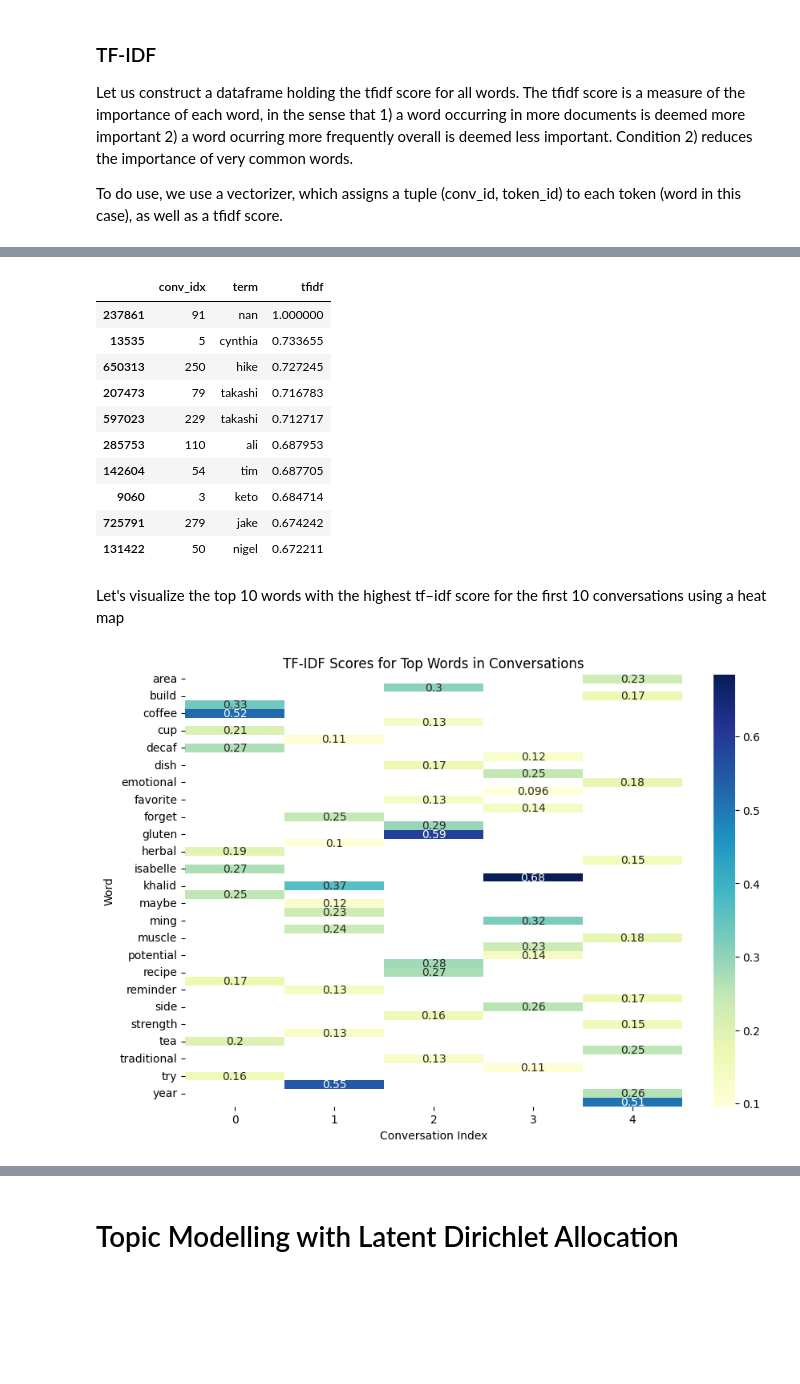
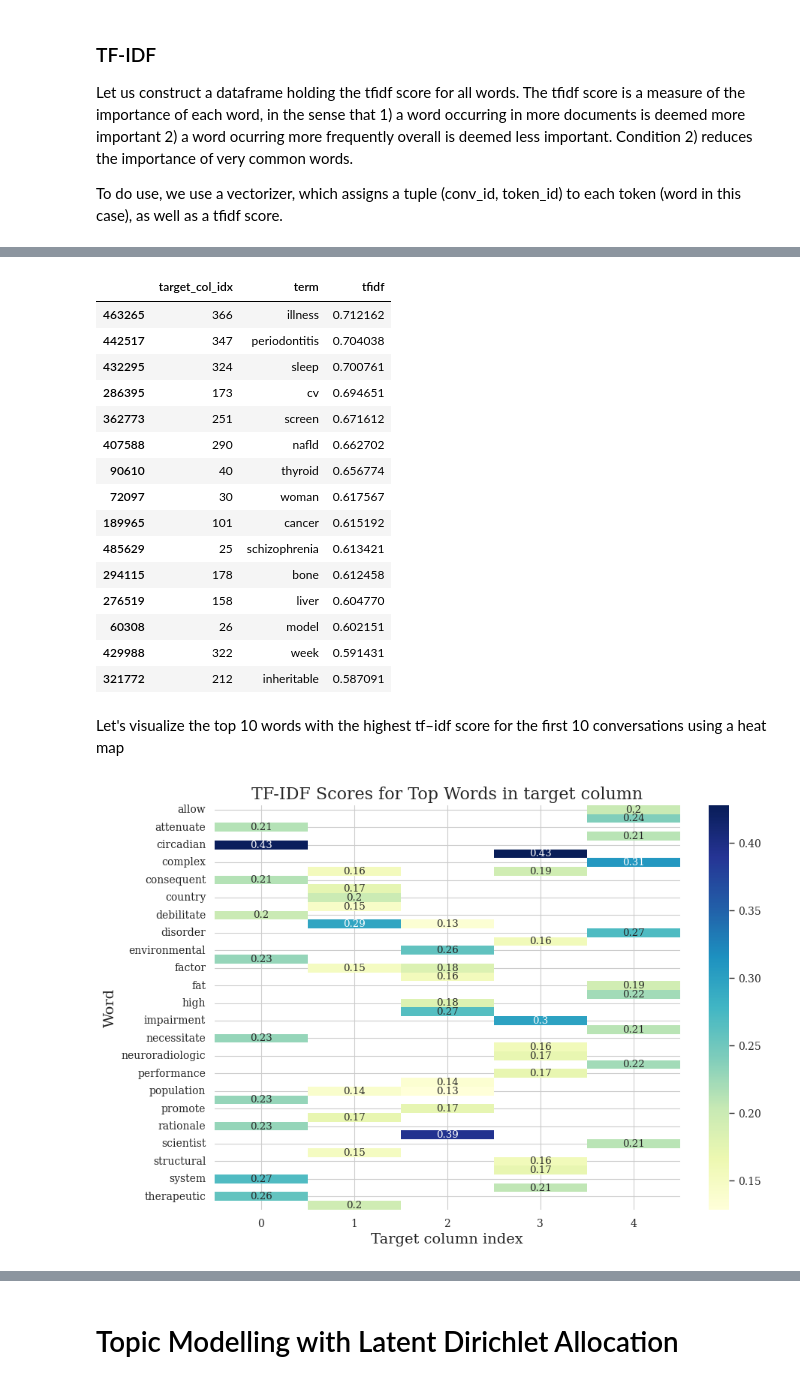
Before and after one commit to simonguld/CriticalBigDataManagement, a Jupyter notebook: 2024/text_mining_and_topic_modeling.ipynb, the cells around one changed output, grey strips where cells are left out. Drawn from its saved outputs; the diff is of its cells as text; code cells hidden in the pictures; blank space fills up the shorter version.

```diff
--- a/2024/text_mining_and_topic_modeling.ipynb
+++ b/2024/text_mining_and_topic_modeling.ipynb
@@ -213,16 +256,16 @@ Another approach (which we won't use) is to reduce all words to their stem by us
 # %%
 wordnet_lemmatizer = WordNetLemmatizer()
 
-# Lemmatize dataframe. It can only lemmatize one word class at the time, so we need to specify the word classes
+# Lemmatize target column. It can only lemmatize one word class at the time, so we need to specify the word classes
 # (noun = n, verb = v, adjective = a, adverb = r, sattelite adjective = s) for each word in the text column
 word_classes = ['n', 'v', 'a', 'r', 's']
 for word_class in word_classes:
-    data['text'] = data['text'].apply(lambda x: ' '.join([wordnet_lemmatizer.lemmatize(word, word_class) for word in x.split()]))
+    data[target_column] = data[target_column].apply(lambda x: ' '.join([wordnet_lemmatizer.lemmatize(word, word_class) for word in x.split()]))
 
-# Let's find the no. of unique words in the dataset after lemmatization
+# Let's find the no. of unique words in target column after lemmatization
 unique_words = []
 
-for row in data['text']:
+for row in data[target_column]:
     find_unique_words(row, unique_words)
 Nunique_words = len(unique_words);
 # sort unique words
@@ -230,5 +273,6 @@ unique_words = sorted(unique_words);
 
 print("Number of unique words in dataset after lemmatization: ", Nunique_words)
 print("Through lemmatization, we have reduced the number of unique words by: ", Nunique_words_before_lemmatization - Nunique_words)
-print(" The first 100 unique words after lemmatization: ", unique_words[:100])
+print("\nThe first 100 unique words after lemmatization: \n")
+print_list(unique_words[:100], elements_per_line=10)
 # %% [output]
@@ -254,10 +312,10 @@ Let us construct a dataframe holding the tfidf score for all words. The tfidf sc
 
 To do use, we use a vectorizer, which assigns a tuple (conv_id, token_id) to each token (word in this case), as well as a tfidf score.
 # %%
-# Convert the text column to a list of strings
-to=data['text'].tolist()
-# Store the conversation indices in a list (for later use)
-conv_idx = data.loc[:, 'index'].tolist()
+# Convert the target column to a list of strings
+to=data[target_column].tolist()
+## Store the conversation indices in a list (for later use)
+target_cols_idx = data.index.tolist()
 
 # Initialize the vectorizer
 tfidf_vectorizer = TfidfVectorizer()
@@ -292,3 +350,6 @@ The TFIDF vector for the first row:
 # %%
 # Create a dataframe from the tf-idf matrix, with each column representation a word
-tfidf_df = pd.DataFrame(tfidf_vector.toarray(), index=conv_idx, columns=tfidf_vectorizer.get_feature_names_out())
+tfidf_df = pd.DataFrame(tfidf_vector.toarray(), index=target_cols_idx, columns=tfidf_vectorizer.get_feature_names_out())
+
+# Add a row with the document frequency for each word (number of documents in which the word appears)
+tfidf_df.loc['Document_Frequency'] = (tfidf_df > 0).sum()
@@ -342,4 +398,5 @@ tfidf score. This enables us to analyze the word importances on a word level as
 # Drop the row with the document frequency
 tfidf_by_word = tfidf_df.drop('Document_Frequency', errors='ignore')
 # Reshape the dataframe
-tfidf_by_word = tfidf_by_word.stack().reset_index().rename(columns={0:'tfidf', 'level_0': 'conv_idx','level_1': 'term'})
+tfidf_by_word = tfidf_by_word.stack().reset_index().rename(columns={0:'tfidf', 'level_0': 'target_col_idx','level_1': 'term'})
+tfidf_by_word.info()
@@ -374,48 +442,52 @@ tfidf_by_word.head(10)
 # %%
-#  Using the new dataframe, we can e.g. find thewords with the highest TF–IDF score for every document,
-# from which it becomes evident that we need to get rid of some nans as well as the speaker names
-tfidf_by_word.sort_values(by=['tfidf'], ascending=[False]).head(10) #.groupby(['conv_id']).head(2)
+#  Using the new dataframe, we can e.g. find thewords with the highest TF–IDF across all documents
+tfidf_by_word.sort_values(by=['tfidf'], ascending=[False]).head(15)
 # %% [output]
-|  | conv_idx | term | tfidf |
-| 237861 | 91 | nan | 1.000000 |
-| 13535 | 5 | cynthia | 0.733655 |
-| 650313 | 250 | hike | 0.727245 |
-| 207473 | 79 | takashi | 0.716783 |
-| 597023 | 229 | takashi | 0.712717 |
-| 285753 | 110 | ali | 0.687953 |
-| 142604 | 54 | tim | 0.687705 |
-| 9060 | 3 | keto | 0.684714 |
-| 725791 | 279 | jake | 0.674242 |
-| 131422 | 50 | nigel | 0.672211 |
+|  | target_col_idx | term | tfidf |
+| 463265 | 366 | illness | 0.712162 |
+| 442517 | 347 | periodontitis | 0.704038 |
+| 432295 | 324 | sleep | 0.700761 |
+| 286395 | 173 | cv | 0.694651 |
+| 362773 | 251 | screen | 0.671612 |
+| 407588 | 290 | nafld | 0.662702 |
+| 90610 | 40 | thyroid | 0.656774 |
+| 72097 | 30 | woman | 0.617567 |
+| 189965 | 101 | cancer | 0.615192 |
+| 485629 | 25 | schizophrenia | 0.613421 |
+| 294115 | 178 | bone | 0.612458 |
+| 276519 | 158 | liver | 0.604770 |
+| 60308 | 26 | model | 0.602151 |
+| 429988 | 322 | week | 0.591431 |
+| 321772 | 212 | inheritable | 0.587091 |
 # %% [markdown]
 Let's visualize the top 10 words with the highest tf–idf score for the first 10 conversations using a heat map
 # %%
 
 # Define the number of words and conversations to be considered
 Nwords = 5
 Nconversations = 10
 
-top_tfidf = tfidf_by_word.sort_values(by=['conv_idx','tfidf'], ascending=[True,False]).groupby(['conv_idx']).head(10)
+top_tfidf = tfidf_by_word.sort_values(by=['target_col_idx','tfidf'], ascending=[True,False]).groupby(['target_col_idx']).head(10)
 
 # Only consider the first 5 conversations
 top_tfidf = top_tfidf.iloc[:Nwords*Nconversations]
 
 # Function to get top N words by TF-IDF score
 def get_top_n_words(df, n=10):
     return df.nlargest(n, 'tfidf')
 
 # Get top 10 words for each conversation
-top_words_per_conversation = top_tfidf.groupby('conv_idx', group_keys=False).apply(get_top_n_words)
+top_words_per_conversation = top_tfidf.groupby('target_col_idx', group_keys=False).apply(get_top_n_words)
 
 # Create a pivot table for heatmap
-pivot_table = top_words_per_conversation.pivot(index='term', columns='conv_idx', values='tfidf')
+pivot_table = top_words_per_conversation.pivot(index='term', columns='target_col_idx', values='tfidf')
 
 # Create the heatmap
 plt.figure(figsize=(10, 7))
 sns.heatmap(pivot_table, annot=True, cmap='YlGnBu', cbar=True)
-plt.xlabel('Conversation Index')
+plt.xlabel('Target column index')
 plt.ylabel('Word')
-plt.title('TF-IDF Scores for Top Words in Conversations')
+plt.title('TF-IDF Scores for Top Words in target column')
 plt.show()
 # %% [output]
-[figure, old version]
+[figure, new version]
```
Also changed, not shown: parts of 38 cells of this notebook, 6 other files.
